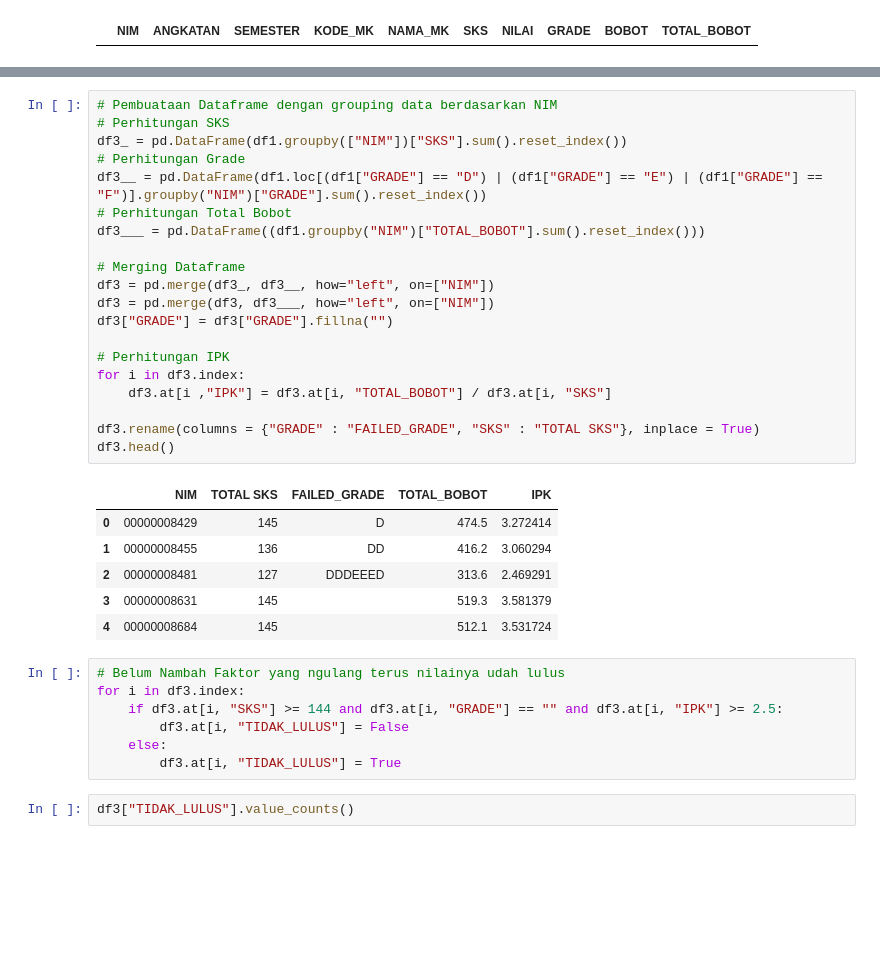
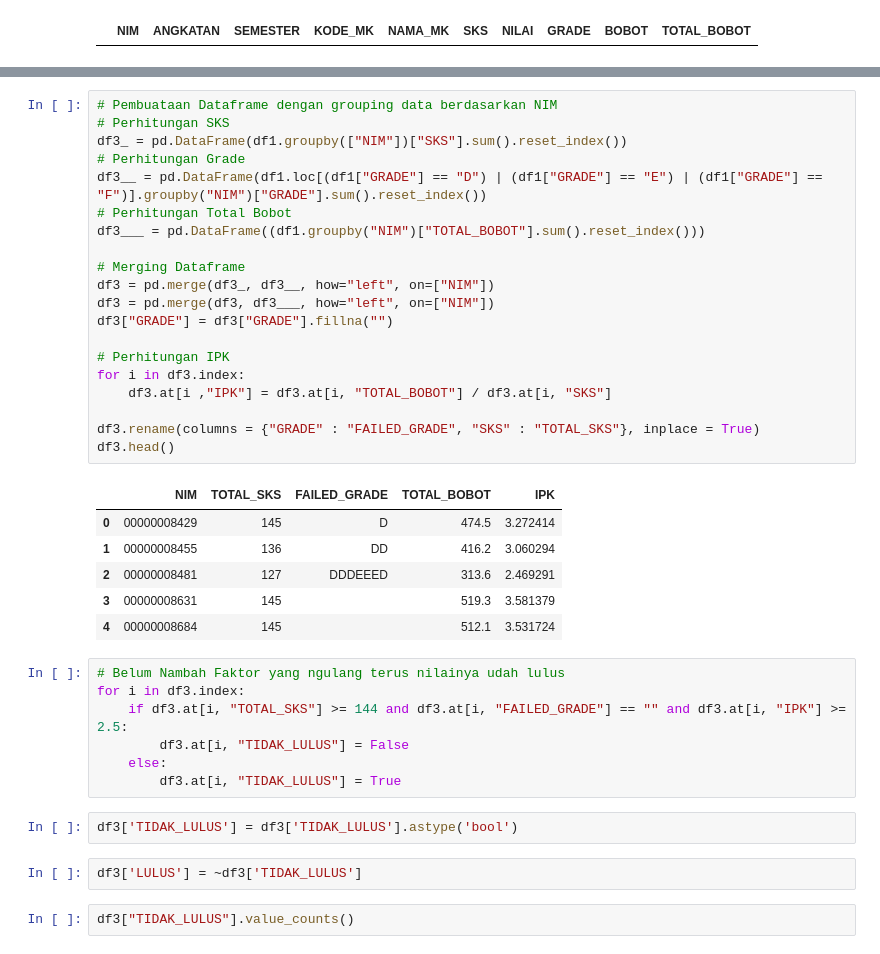
Before and after one commit to FelixFern/ISFEST-ODE, a Jupyter notebook: EDA.ipynb, the cells around one changed output, grey strips where cells are left out. Drawn from its saved outputs; the diff is of its cells as text; blank space fills up the shorter version.

```diff
--- a/EDA.ipynb
+++ b/EDA.ipynb
@@ -111,25 +227,25 @@ Text(0, 0.5, 'Jumlah')
 # %%
 # Pembuataan Dataframe dengan grouping data berdasarkan NIM
 # Perhitungan SKS
 df3_ = pd.DataFrame(df1.groupby(["NIM"])["SKS"].sum().reset_index())
 # Perhitungan Grade
 df3__ = pd.DataFrame(df1.loc[(df1["GRADE"] == "D") | (df1["GRADE"] == "E") | (df1["GRADE"] == "F")].groupby("NIM")["GRADE"].sum().reset_index())
 # Perhitungan Total Bobot
 df3___ = pd.DataFrame((df1.groupby("NIM")["TOTAL_BOBOT"].sum().reset_index()))
 
 # Merging Dataframe
 df3 = pd.merge(df3_, df3__, how="left", on=["NIM"])
 df3 = pd.merge(df3, df3___, how="left", on=["NIM"])
 df3["GRADE"] = df3["GRADE"].fillna("")
 
 # Perhitungan IPK
 for i in df3.index:
     df3.at[i ,"IPK"] = df3.at[i, "TOTAL_BOBOT"] / df3.at[i, "SKS"]
 
-df3.rename(columns = {"GRADE" : "FAILED_GRADE", "SKS" : "TOTAL SKS"}, inplace = True)
+df3.rename(columns = {"GRADE" : "FAILED_GRADE", "SKS" : "TOTAL_SKS"}, inplace = True)
 df3.head()
 # %% [output]
-|  | NIM | TOTAL SKS | FAILED_GRADE | TOTAL_BOBOT | IPK |
+|  | NIM | TOTAL_SKS | FAILED_GRADE | TOTAL_BOBOT | IPK |
 | 0 | 00000008429 | 145 | D | 474.5 | 3.272414 |
 | 1 | 00000008455 | 136 | DD | 416.2 | 3.060294 |
 | 2 | 00000008481 | 127 | DDDEEED | 313.6 | 2.469291 |
@@ -138,10 +254,14 @@ df3.head()
 # %%
 # Belum Nambah Faktor yang ngulang terus nilainya udah lulus
 for i in df3.index:
-    if df3.at[i, "SKS"] >= 144 and df3.at[i, "GRADE"] == "" and df3.at[i, "IPK"] >= 2.5:
+    if df3.at[i, "TOTAL_SKS"] >= 144 and df3.at[i, "FAILED_GRADE"] == "" and df3.at[i, "IPK"] >= 2.5:
         df3.at[i, "TIDAK_LULUS"] = False
     else:
         df3.at[i, "TIDAK_LULUS"] = True
+# %%
+df3['TIDAK_LULUS'] = df3['TIDAK_LULUS'].astype('bool')
+# %%
+df3['LULUS'] = ~df3['TIDAK_LULUS']
 # %%
 df3["TIDAK_LULUS"].value_counts()
 # %% [output]
```
Also changed, not shown: parts of 35 cells of this notebook.
